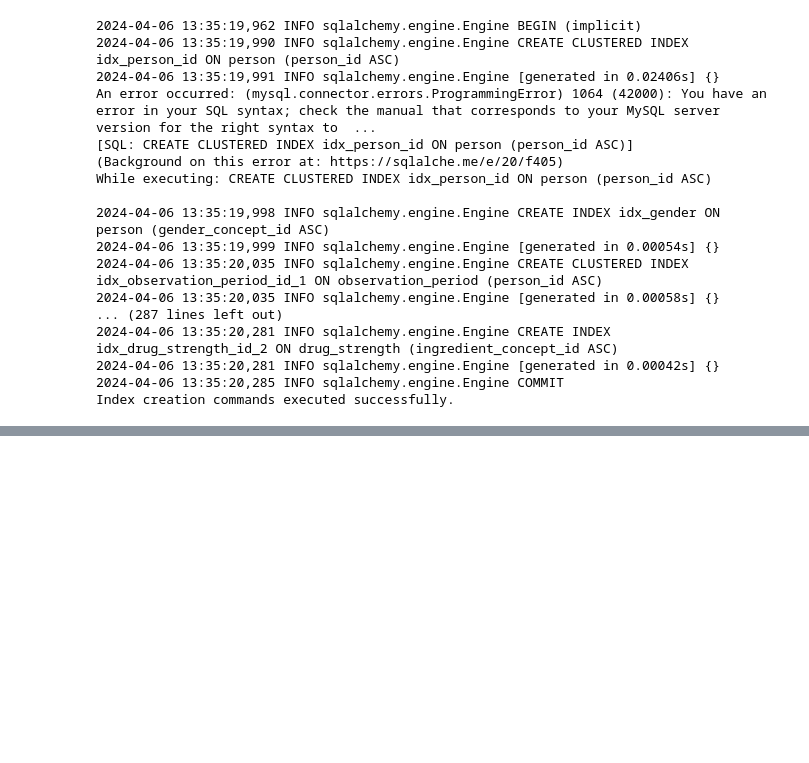
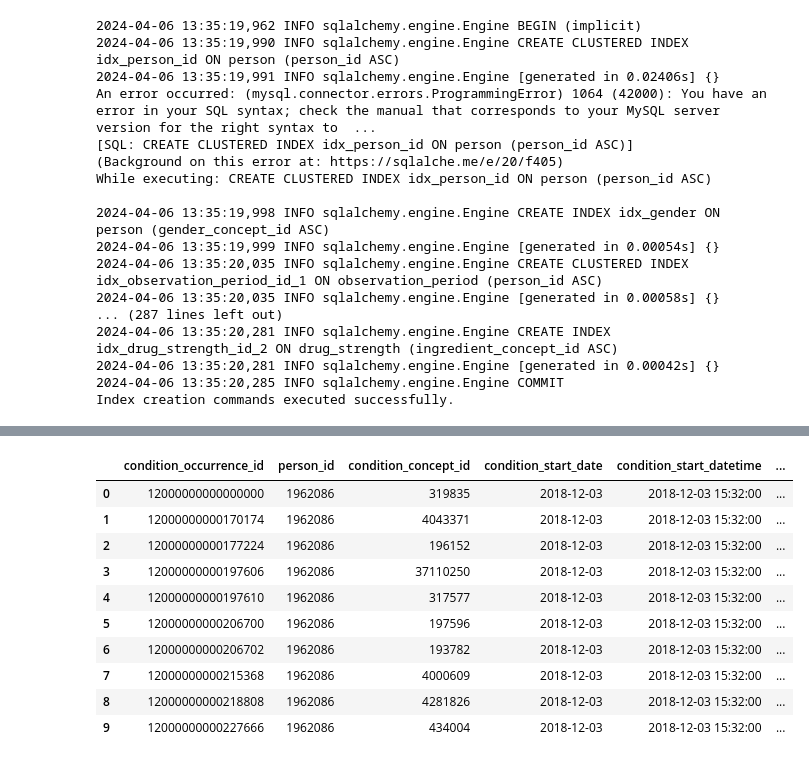
Before and after one commit to kawseribn/COMP5400_Project, a Jupyter notebook: test.ipynb, the cells around one changed output, grey strips where cells are left out. Cells and saved outputs as stored; diff of their text form; code cells hidden in the pictures; blank space fills up the shorter version.

Commit message:
data added to 6 tables

```diff
--- a/test.ipynb
+++ b/test.ipynb
@@ -404,0 +483,7 @@ Data has been successfully loaded into the database.
+# %%
+table_name = 'condition_occurrence'
+query = text(f"SELECT * FROM {table_name}")
+result = pd.read_sql(query, con=engine)
+print("Data retrieved from the database:")
+result
+# %% [output]
@@ -404,0 +495,11 @@ Data has been successfully loaded into the database.
+|  | condition_occurrence_id | person_id | condition_concept_id | condition_start_date | condition_start_datetime | ... |
+| 0 | 12000000000000000 | 1962086 | 319835 | 2018-12-03 | 2018-12-03 15:32:00 | ... |
+| 1 | 12000000000170174 | 1962086 | 4043371 | 2018-12-03 | 2018-12-03 15:32:00 | ... |
+| 2 | 12000000000177224 | 1962086 | 196152 | 2018-12-03 | 2018-12-03 15:32:00 | ... |
+| 3 | 12000000000197606 | 1962086 | 37110250 | 2018-12-03 | 2018-12-03 15:32:00 | ... |
+| 4 | 12000000000197610 | 1962086 | 317577 | 2018-12-03 | 2018-12-03 15:32:00 | ... |
+| 5 | 12000000000206700 | 1962086 | 197596 | 2018-12-03 | 2018-12-03 15:32:00 | ... |
+| 6 | 12000000000206702 | 1962086 | 193782 | 2018-12-03 | 2018-12-03 15:32:00 | ... |
+| 7 | 12000000000215368 | 1962086 | 4000609 | 2018-12-03 | 2018-12-03 15:32:00 | ... |
+| 8 | 12000000000218808 | 1962086 | 4281826 | 2018-12-03 | 2018-12-03 15:32:00 | ... |
+| 9 | 12000000000227666 | 1962086 | 434004 | 2018-12-03 | 2018-12-03 15:32:00 | ... |
```
Also changed, not shown: parts of 12 cells of this notebook, 10 other files.
